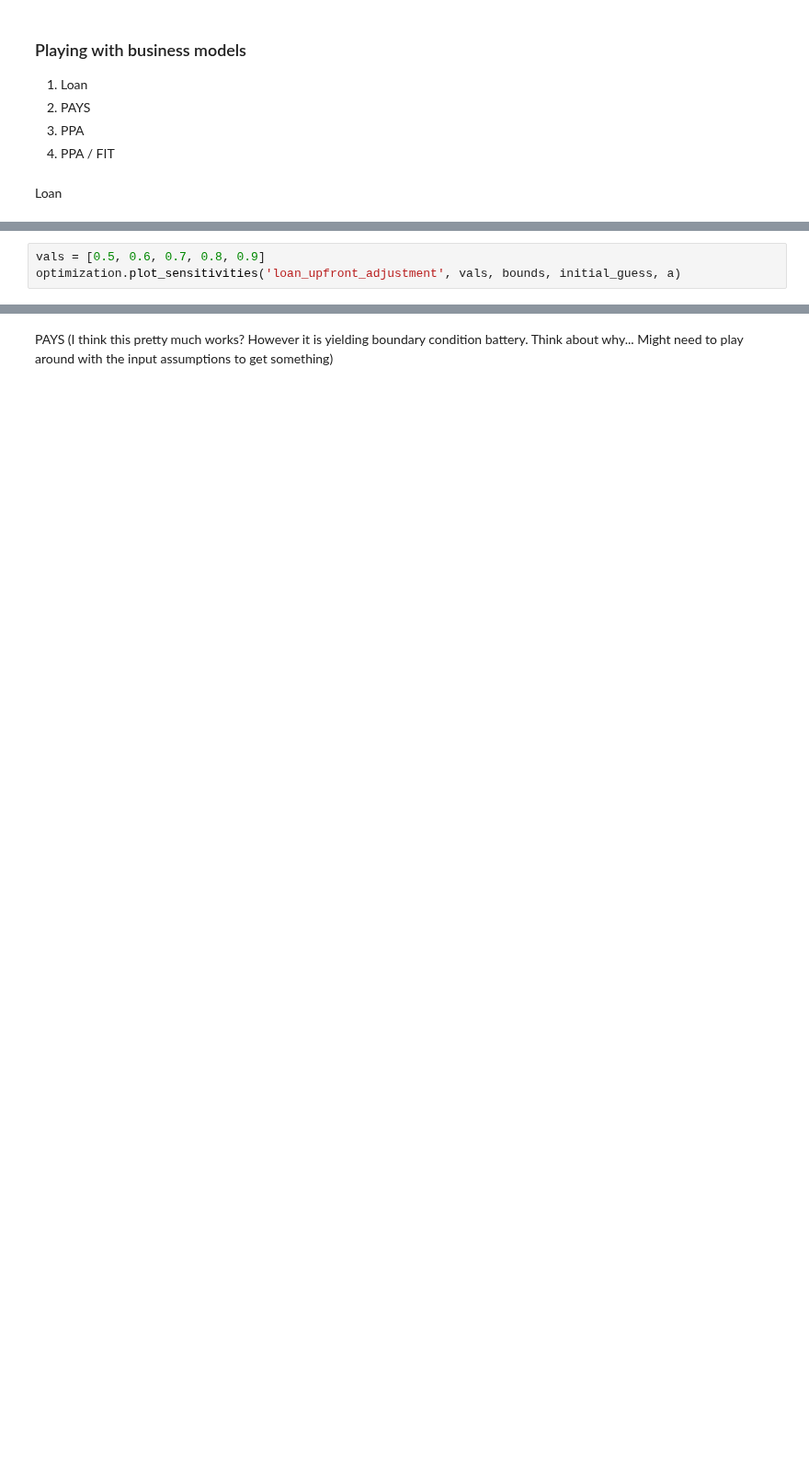
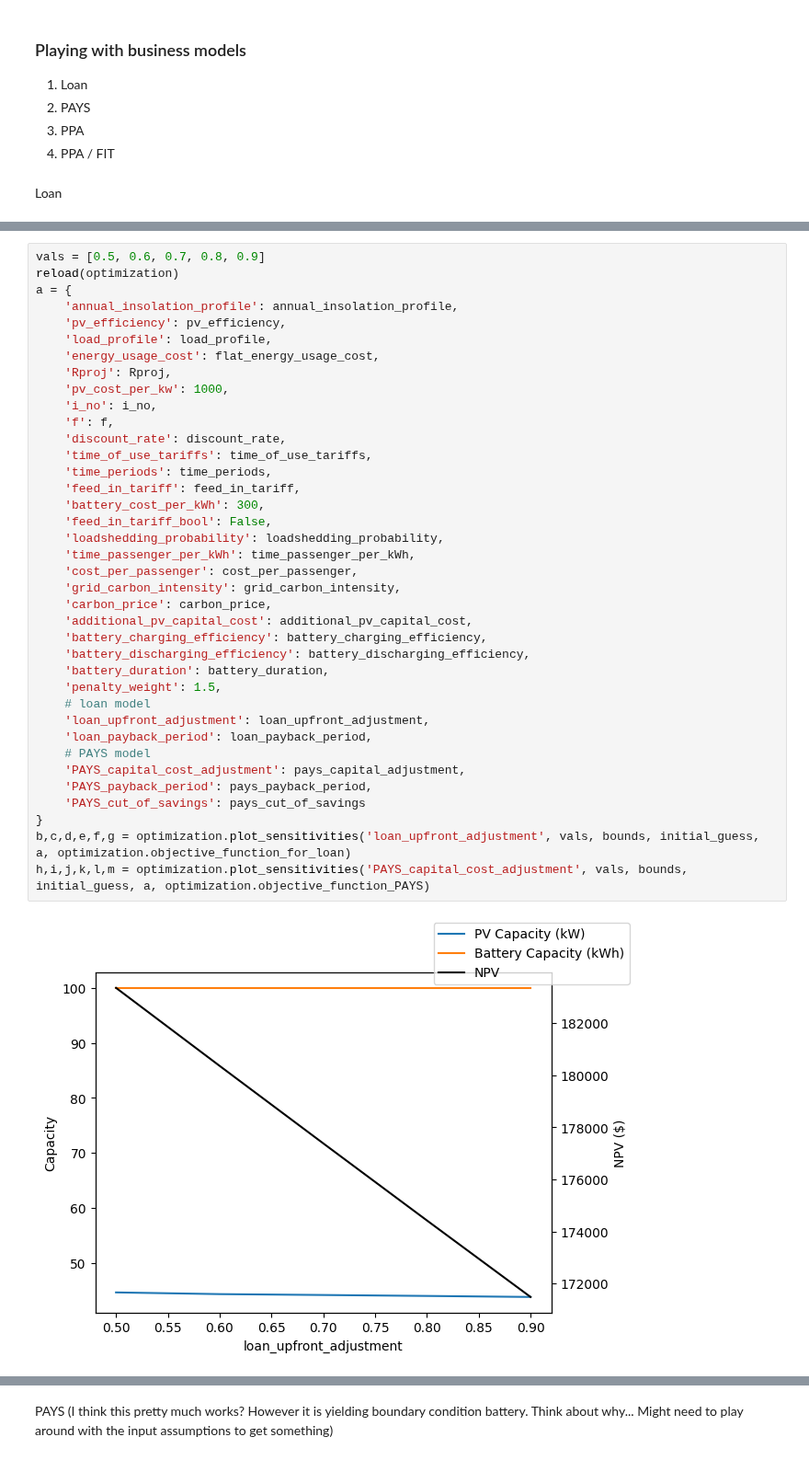
Before and after one commit to ChullEPG/solar_storage_sizing_optimization, a Jupyter notebook: run_model.ipynb, the cells around one changed output, grey strips where cells are left out. Shown at 92% size. Cells and saved outputs as stored; diff of their text form; blank space fills up the shorter version.

Commit message:
include capital cost exponents in arguments dictionary and sharpen up plot sensitivities function to include cap costs

```diff
--- a/run_model.ipynb
+++ b/run_model.ipynb
@@ -344,3 +346,40 @@ Maximum NPV : $168034.35
-# %%
-vals = [0.5, 0.6, 0.7, 0.8, 0.9]
-optimization.plot_sensitivities('loan_upfront_adjustment', vals, bounds, initial_guess, a)
+# %%
+vals = [0.5, 0.6, 0.7, 0.8, 0.9]
+reload(optimization)
+a = {
+    'annual_insolation_profile': annual_insolation_profile,
+    'pv_efficiency': pv_efficiency,
+    'load_profile': load_profile,
+    'energy_usage_cost': flat_energy_usage_cost,
+    'Rproj': Rproj,
+    'pv_cost_per_kw': 1000,
+    'i_no': i_no,
+    'f': f,
+    'discount_rate': discount_rate,
+    'time_of_use_tariffs': time_of_use_tariffs,
+    'time_periods': time_periods,
+    'feed_in_tariff': feed_in_tariff,
+    'battery_cost_per_kWh': 300,
+    'feed_in_tariff_bool': False,
+    'loadshedding_probability': loadshedding_probability,
+    'time_passenger_per_kWh': time_passenger_per_kWh,
+    'cost_per_passenger': cost_per_passenger,
+    'grid_carbon_intensity': grid_carbon_intensity,
+    'carbon_price': carbon_price,
+    'additional_pv_capital_cost': additional_pv_capital_cost,
+    'battery_charging_efficiency': battery_charging_efficiency,
+    'battery_discharging_efficiency': battery_discharging_efficiency,
+    'battery_duration': battery_duration,
+    'penalty_weight': 1.5,
+    # loan model
+    'loan_upfront_adjustment': loan_upfront_adjustment,
+    'loan_payback_period': loan_payback_period,
+    # PAYS model
+    'PAYS_capital_cost_adjustment': pays_capital_adjustment,
+    'PAYS_payback_period': pays_payback_period,
+    'PAYS_cut_of_savings': pays_cut_of_savings
+}
+b,c,d,e,f,g = optimization.plot_sensitivities('loan_upfront_adjustment', vals, bounds, initial_guess, a, optimization.objective_function_for_loan)
+h,i,j,k,l,m = optimization.plot_sensitivities('PAYS_capital_cost_adjustment', vals, bounds, initial_guess, a, optimization.objective_function_PAYS)
+# %% [output]
+[figure, added]
```
Also changed, not shown: parts of 8 cells of this notebook, 1 other file.
